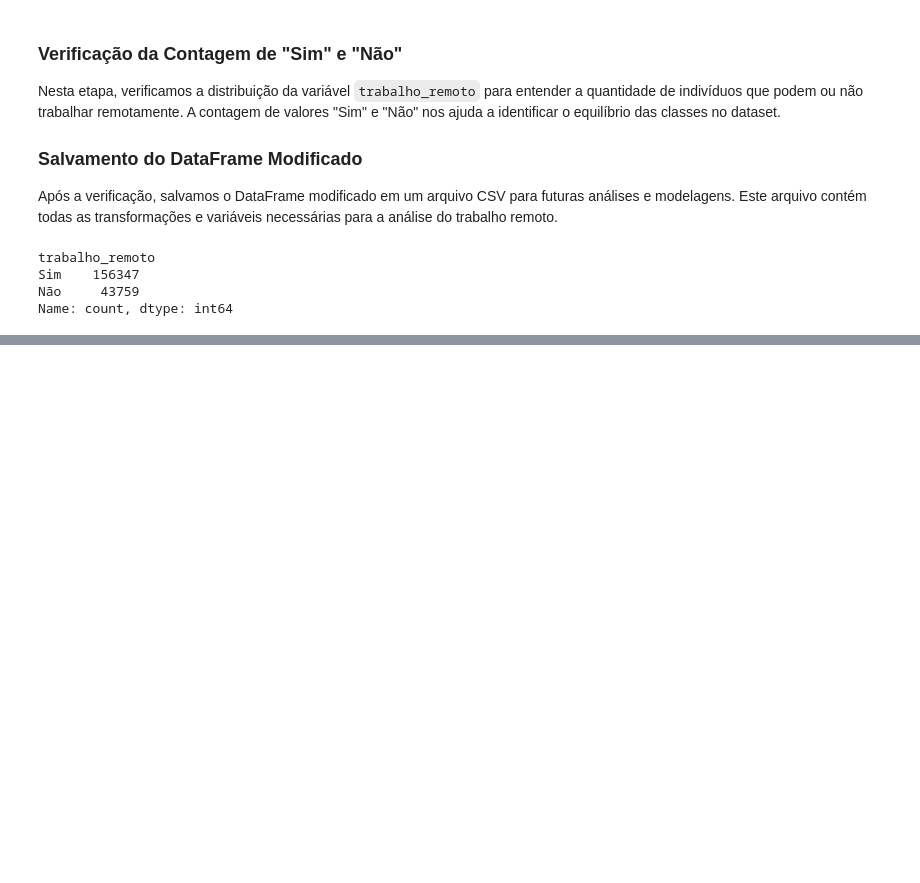
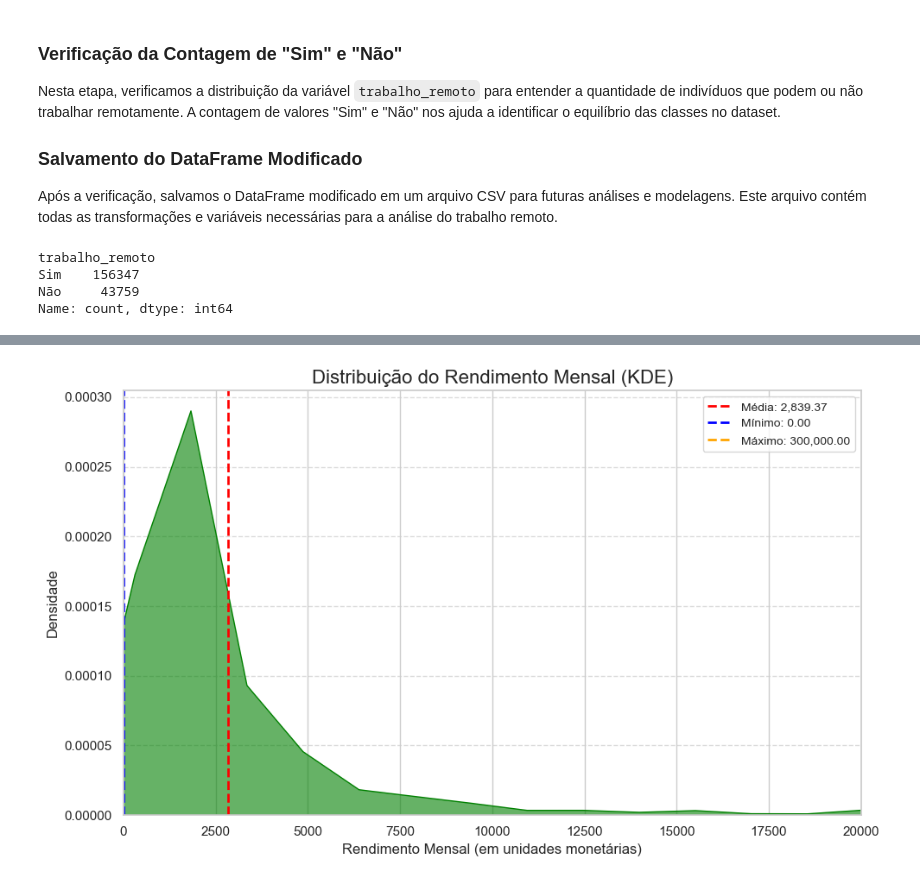
Before and after one commit to gab-correia/projeto2, a Jupyter notebook: Projeto2.ipynb, the cells around one changed output, grey strips where cells are left out. Saved outputs shown, nothing was run; the diff lists cells and outputs as text; code cells hidden in the pictures; blank space fills up the shorter version.

```diff
--- a/Projeto2.ipynb
+++ b/Projeto2.ipynb
@@ -257,0 +367,32 @@ Name: count, dtype: int64
+# %%
+import seaborn as sns
+import matplotlib.pyplot as plt
+
+# Configuração do estilo
+sns.set_theme(style="whitegrid")
+
+# Dados estatísticos
+mean_value = df['VD4020'].mean()
+min_value = df['VD4020'].min()
+max_value = df['VD4020'].max()
+
+# Plotagem KDE com restrição ao eixo X
+plt.figure(figsize=(10, 6))
+sns.kdeplot(df['VD4020'], fill=True, color="green", alpha=0.6)
+plt.axvline(mean_value, color='red', linestyle='--', linewidth=2, label=f'Média: {mean_value:,.2f}')
+plt.axvline(min_value, color='blue', linestyle='--', linewidth=2, label=f'Mínimo: {min_value:,.2f}')
+plt.axvline(max_value, color='orange', linestyle='--', linewidth=2, label=f'Máximo: {max_value:,.2f}')
+
+# Limitar o eixo X
+plt.xlim(0, 20000)
+
+# Personalização do gráfico
+plt.title('Distribuição do Rendimento Mensal (KDE)', fontsize=16)
+plt.xlabel('Rendimento Mensal (em unidades monetárias)', fontsize=12)
+plt.ylabel('Densidade', fontsize=12)
+plt.legend(loc='upper right', fontsize=10)
+plt.grid(axis='y', linestyle='--', alpha=0.7)
+plt.tight_layout()
+plt.show()
+# %% [output]
+[figure, added]
```
Also changed, not shown: parts of 9 cells of this notebook.
